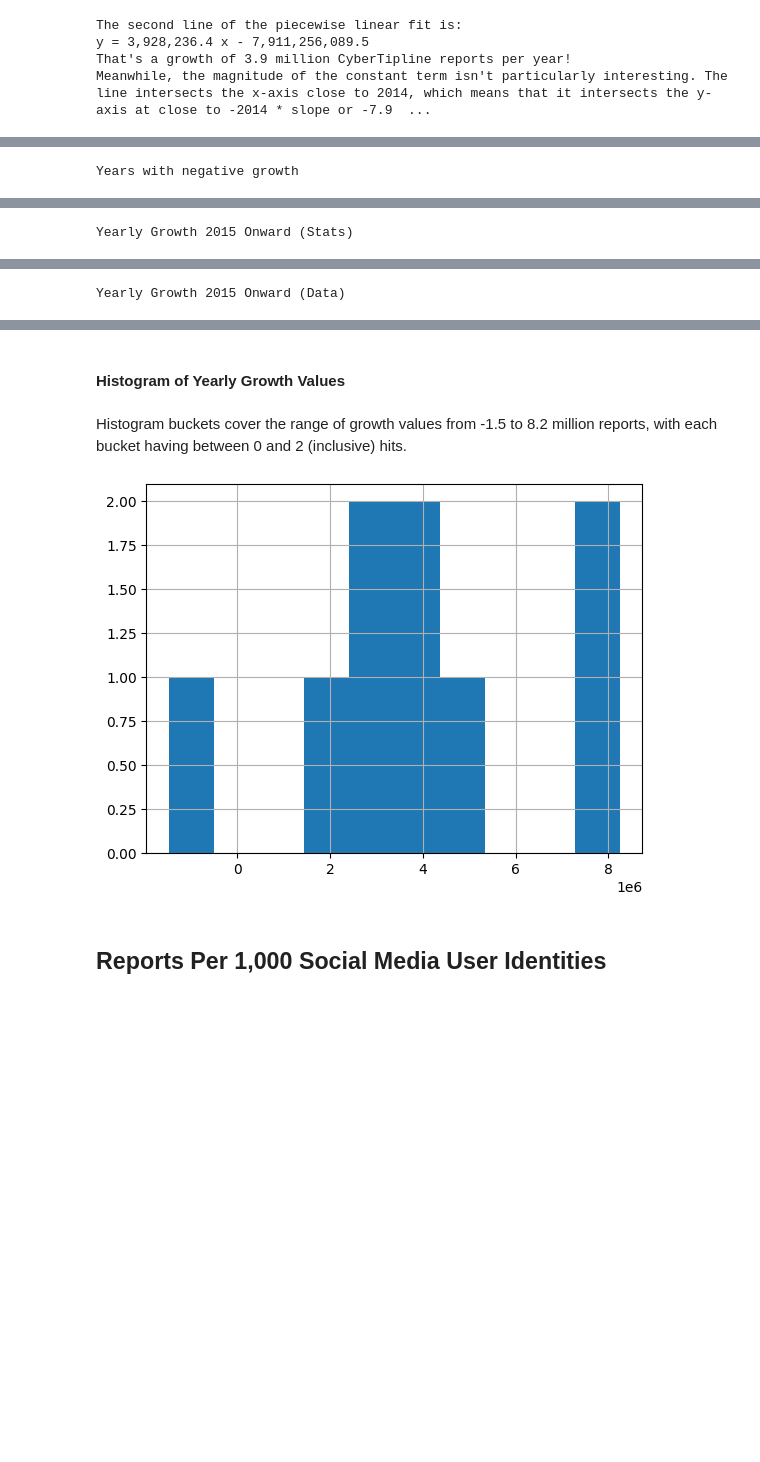
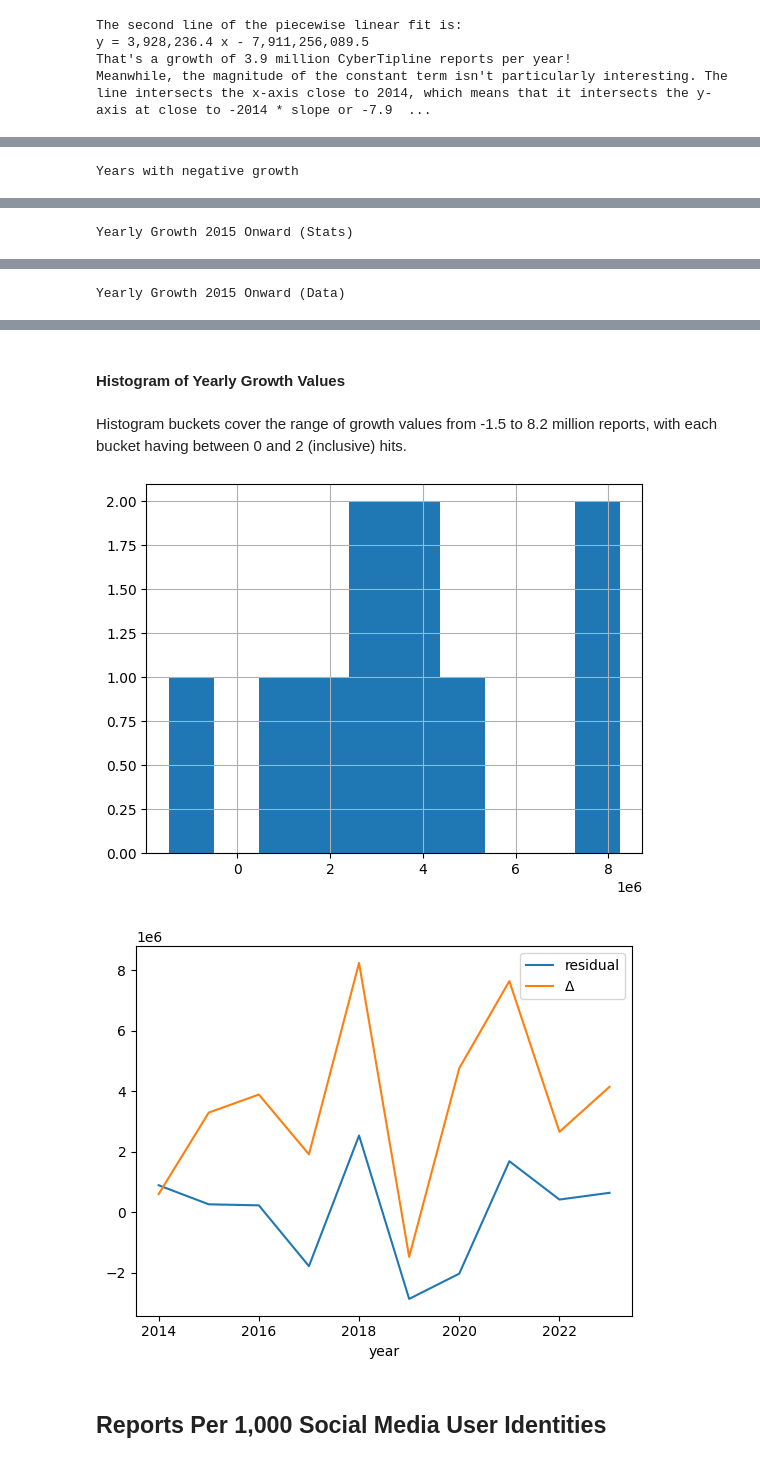
Before and after one commit to apparebit/diaphanous, a Jupyter notebook: analysis/reports.ipynb, the cells around one changed output, grey strips where cells are left out. Cells and saved outputs as stored; diff of their text form; code cells hidden in the pictures; blank space fills up the shorter version.

```diff
--- a/analysis/reports.ipynb
+++ b/analysis/reports.ipynb
@@ -7,6 +7,7 @@ import matplotlib
 import matplotlib.pyplot as plt
 import matplotlib.lines as mlines
 import matplotlib.patches as mpatches
+import matplotlib.transforms as mtrans
 import numpy as np
 import pandas as pd
 from diaphanous import show
@@ -49,8 +50,10 @@ fit = flf = np.polyfit(part.index, part, 1)
 reports_per_year.loc[reports_per_year.index < 2014, 'fit'] = np.poly1d(fit)(part.index)
 
 part = reports_per_year.loc[reports_per_year.index >= 2014]['reports']
-fit = slf = np.polyfit(part.index, part, 1)
+linearfit = fit = slf = np.polyfit(part.index, part, 1)
 reports_per_year.loc[reports_per_year.index >= 2014, 'fit'] = np.poly1d(fit)(part.index)
+
+reports_per_year['residual'] = reports_per_year['reports'] - reports_per_year['fit']
 
 reports = reports_per_year['reports']
 log_reports = np.log(reports)
@@ -123,18 +126,19 @@ Meanwhile, the magnitude of the constant term isn't particularly interesting. Th
 show("<h3>Year-Over-Year Growth</h3>")
 
 show(reports_per_year[reports_per_year["Δ%"] < 0], caption="Years with negative growth")
-after2014 = reports_per_year[reports_per_year.index > 2014].copy()
-stats2014 = after2014[["Δ", "Δ%"]].describe()
-after2014["z_score"] = (after2014["Δ"] - stats2014.loc["mean", "Δ"]) / stats2014.loc["std", "Δ"]
+onward2014 = reports_per_year[reports_per_year.index >= 2014].copy()
+stats2014 = onward2014[["Δ", "Δ%", "residual"]].describe()
+onward2014["std_residual"] = onward2014["residual"] / stats2014.loc["std", "residual"]
 show(stats2014, caption="Yearly Growth 2015 Onward (Stats)")
-show(after2014.drop(columns=["exp_fit", "exp_fitter"]), caption="Yearly Growth 2015 Onward (Data)")
+show(onward2014.drop(columns=["exp_fit", "exp_fitter"]), caption="Yearly Growth 2015 Onward (Data)")
 
 show("<h4>Histogram of Yearly Growth Values</h4>")
 show("""
      Histogram buckets cover the range of growth values from -1.5 to 8.2 million reports,
      with each bucket having between 0 and 2 (inclusive) hits.
 """)
-after2014["Δ"].hist()
+onward2014["Δ"].hist()
+onward2014[["residual", "Δ"]].plot()
 None
 # %% [output]
 Year-Over-Year Growth
@@ -169,6 +174,7 @@ Yearly Growth 2015 Onward (Data)
 Histogram of Yearly Growth Values
 Histogram buckets cover the range of growth values from -1.5 to 8.2 million reports, with each bucket having between 0 and 2 (inclusive) hits.
-[figure, old version]
+[figure, new version]
+[figure, added]
 # %%
 show("<h2>Reports Per 1,000 Social Media User Identities</h2>")
 
```
Also changed, not shown: parts of 7 cells of this notebook, 9 other files.
